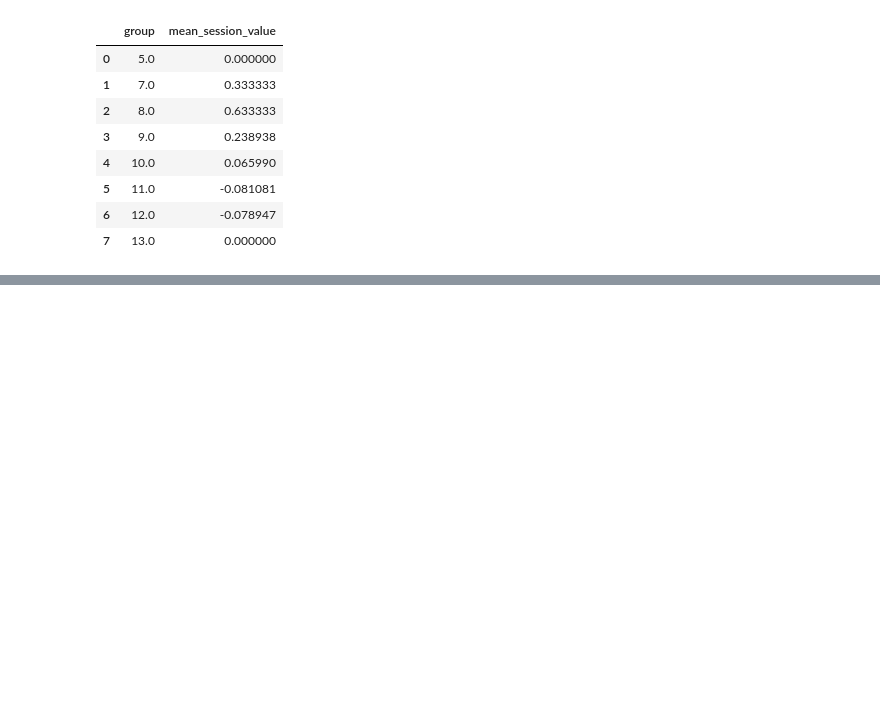
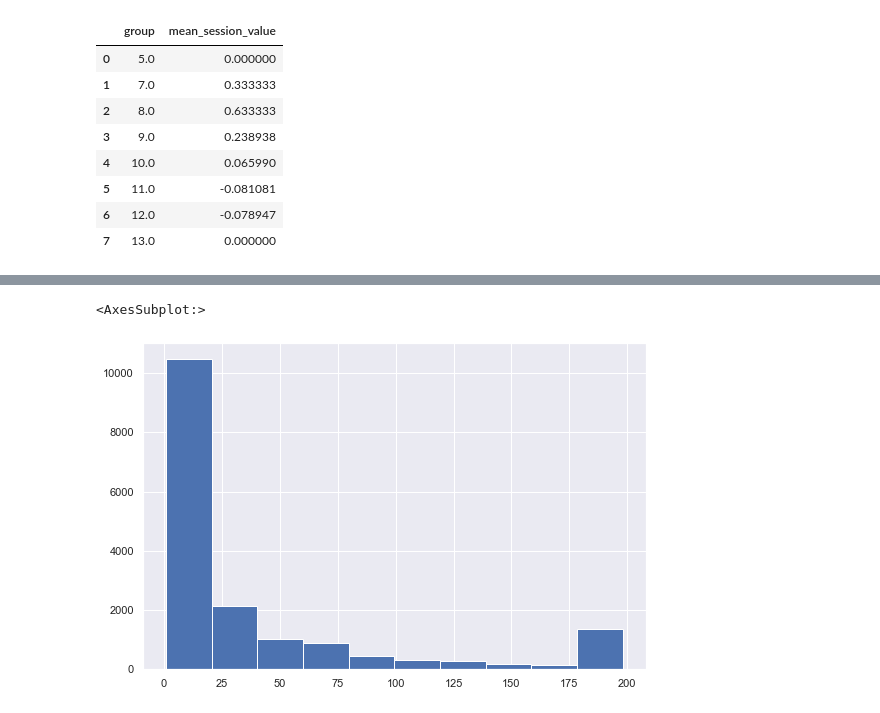
Before and after one commit to AlexDarkstalker/StepikDSMLIntroduction, a Jupyter notebook: module1/DataScienceMachineLearningIntroductionModule1.ipynb, the cells around one changed output, grey strips where cells are left out. Drawn from its saved outputs; the diff is of its cells as text; code cells hidden in the pictures; blank space fills up the shorter version.

```diff
--- a/module1/DataScienceMachineLearningIntroductionModule1.ipynb
+++ b/module1/DataScienceMachineLearningIntroductionModule1.ipynb
@@ -500,0 +535,7 @@ my_stat
+# %%
+event_data_train_df[event_data_train_df.action == 'passed'] \
+    .groupby('user_id') \
+    .agg({'step_id': 'count'}).rename(columns={'step_id': 'passed'}).passed.hist()
+# %% [output]
+<AxesSubplot:>
+[figure, added]
```
Also changed, not shown: parts of 44 cells of this notebook, 2 other files.
